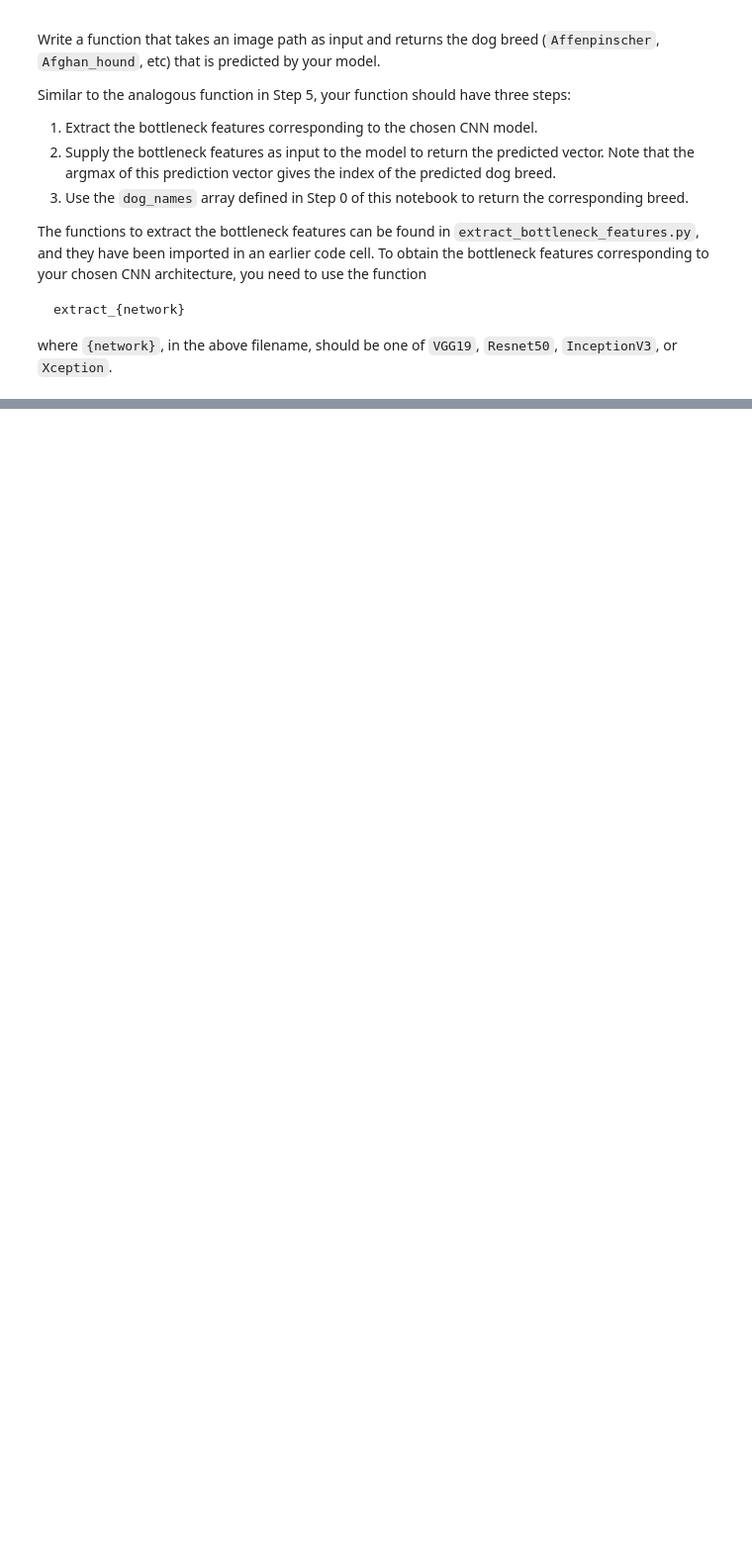
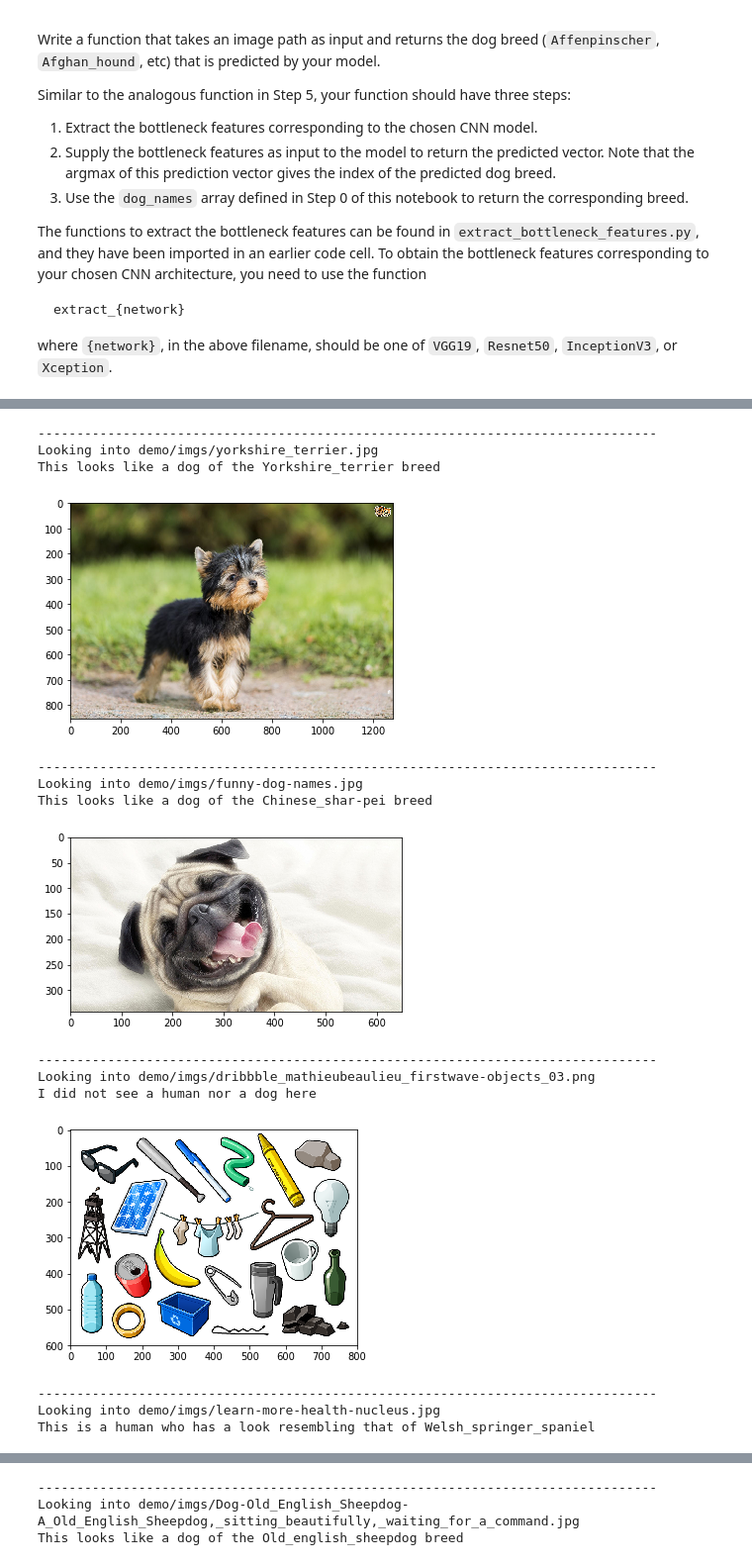
Before and after one commit to thoaionline/dog-project, a Jupyter notebook: dog_app.ipynb, the cells around one changed output, grey strips where cells are left out. Shown at 99% size. Drawn from its saved outputs; the diff is of its cells as text; code cells hidden in the pictures; blank space fills up the shorter version.

```diff
--- a/dog_app.ipynb
+++ b/dog_app.ipynb
@@ -777,10 +786,11 @@ where `{network}`, in the above filename, should be one of `VGG19`, `Resnet50`,
 ### and returns the dog breed that is predicted by the model.
 from extract_bottleneck_features import extract_Xception
 
-def predict_dog(img_path):
+def predict_breed(img_path):
     bottleneck_feature = extract_Xception(path_to_tensor(img_path))
     predicted_vector = best_model.predict(bottleneck_feature)
     return dog_names[np.argmax(predicted_vector)]
 
-predict_dog('dogImages/test/022.Belgian_tervuren/Belgian_tervuren_01607.jpg')
+print(predict_breed('dogImages/test/022.Belgian_tervuren/Belgian_tervuren_01607.jpg'))
+print(predict_breed('dogImages/valid/024.Bichon_frise/Bichon_frise_01734.jpg'))
 # %% [output]
@@ -806,6 +817,15 @@ Some sample output for our algorithm is provided below, but feel free to design
 # %%
 ### TODO: Write your algorithm.
 ### Feel free to use as many code cells as needed.
+
+def img_to_facts(img_path):
+    if dog_detector(img_path):
+        return ('dog',predict_breed(img_path))
+
+    if face_detector(img_path):
+        return ('human',predict_breed(img_path))
+
+    return (None, None)
 # %% [markdown]
 ---
 <a id='step7'></a>
@@ -826,0 +851,40 @@ __Answer:__
+# %%
+## TODO: Execute your algorithm from Step 6 on
+## at least 6 images on your computer.
+## Feel free to use as many code cells as needed.
+from sklearn.datasets import load_files
+import matplotlib.pyplot as plt
+import matplotlib.image as mpimg
+
+%matplotlib inline
+
+demo_files = load_files('demo')['filenames']
+
+for img in demo_files:
+    print('-'*80)
+    print('Looking into',img)
+    (subject,breed) = img_to_facts(img)
+    if subject=='dog':
+        print('This looks like a dog of the %s breed'%breed)
+    elif subject=='human':
+        print('This is a human who has a look resembling that of %s'%breed)
+    else:
+        print('I did not see a human nor a dog here')
+    plt.imshow(mpimg.imread(img))
+    plt.show()
+# %% [output]
+--------------------------------------------------------------------------------
+Looking into demo/imgs/yorkshire_terrier.jpg
+This looks like a dog of the Yorkshire_terrier breed
+[figure, added]
+--------------------------------------------------------------------------------
+Looking into demo/imgs/funny-dog-names.jpg
+This looks like a dog of the Chinese_shar-pei breed
+[figure, added]
+--------------------------------------------------------------------------------
+Looking into demo/imgs/dribbble_mathieubeaulieu_firstwave-objects_03.png
+I did not see a human nor a dog here
+[figure, added]
+--------------------------------------------------------------------------------
+Looking into demo/imgs/learn-more-health-nucleus.jpg
+This is a human who has a look resembling that of Welsh_springer_spaniel
@@ -826,0 +892,3 @@ __Answer:__
+--------------------------------------------------------------------------------
+Looking into demo/imgs/Dog-Old_English_Sheepdog-A_Old_English_Sheepdog,_sitting_beautifully,_waiting_for_a_command.jpg
+This looks like a dog of the Old_english_sheepdog breed
```
Also changed, not shown: parts of 16 cells of this notebook, 12 other files.
